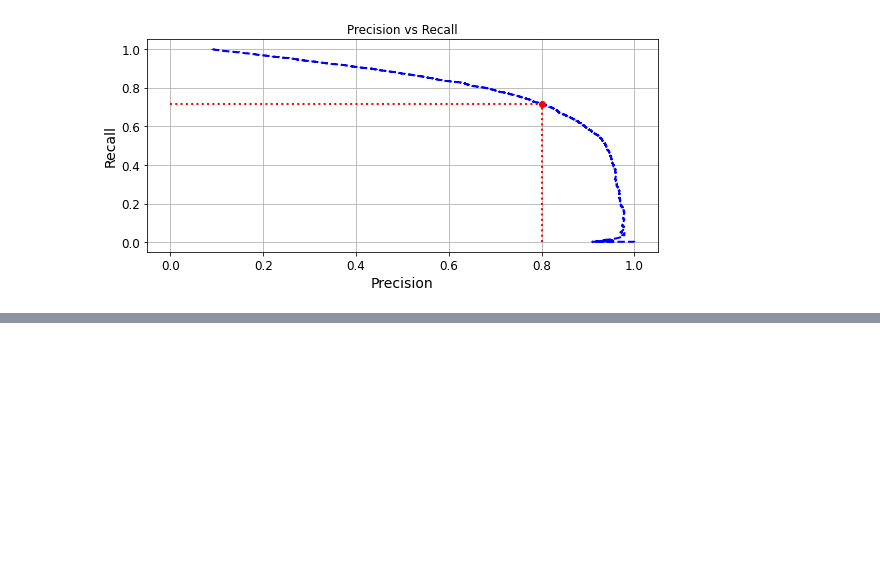
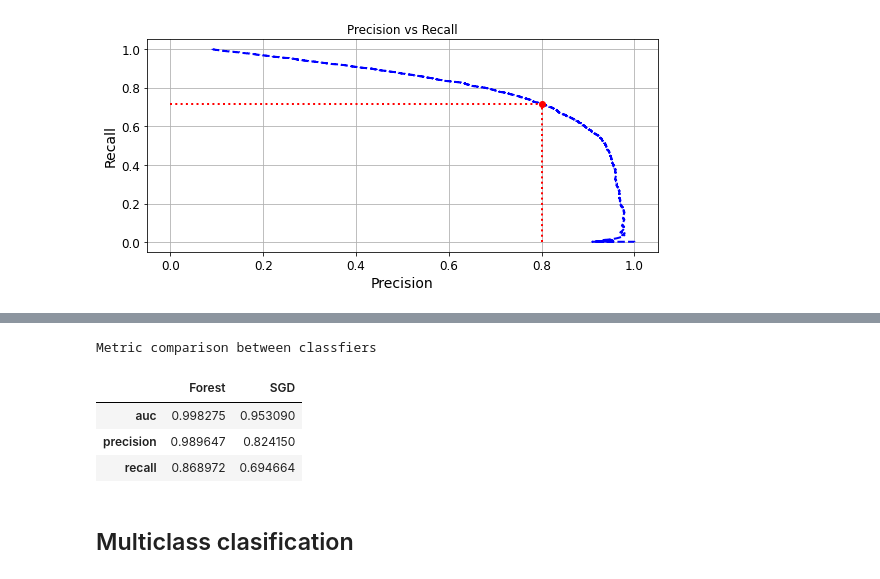
Before and after one commit to javlintor/hands-on-machine-learning, a Jupyter notebook: chapter3/Chapter3.ipynb, the cells around one changed output, grey strips where cells are left out. Cells and saved outputs as stored; diff of their text form; code cells hidden in the pictures; blank space fills up the shorter version.

```diff
--- a/chapter3/Chapter3.ipynb
+++ b/chapter3/Chapter3.ipynb
@@ -288,0 +351,37 @@ Saving figure precision_recall
+# %%
+forest_auc = roc_auc_score(y_train_5, y_scores_forest)
+# %%
+# precision/recall of Random Forest Classifier
+y_pred_forest = y_probas_forest[:, 1] > 0.5
+forest_precision = precision_score(y_train_5, y_pred_forest)
+forest_recall = recall_score(y_train_5, y_pred_forest)
+sgd_precision = precision
+sgd_recall = recall
+# %%
+import pandas as pd
+
+metrics_data = {
+    "Forest": [forest_auc, forest_precision, forest_recall],
+    "SGD": [sgd_auc, sgd_precision, sgd_recall]
+}
+
+df_summary = pd.DataFrame(
+    metrics_data, index=["auc", "precision", "recall"]
+)
+# %%
+# format pandas table
+
+def make_pretty(styler):
+    styler.set_caption("Metric comparison between classfiers")
+    styler.background_gradient(axis=None, vmin=0, vmax=1, cmap="YlGnBu")
+    return styler
+# %%
+df_summary.style.pipe(make_pretty)
+# %% [output]
+Metric comparison between classfiers
+|  | Forest | SGD |
+| auc | 0.998275 | 0.953090 |
+| precision | 0.989647 | 0.824150 |
+| recall | 0.868972 | 0.694664 |
+# %% [markdown]
+## Multiclass clasification
```
Also changed, not shown: parts of 13 cells of this notebook.
